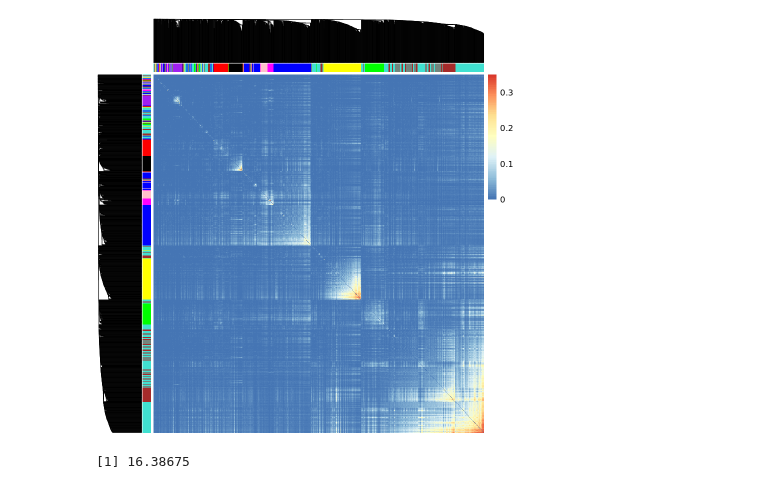
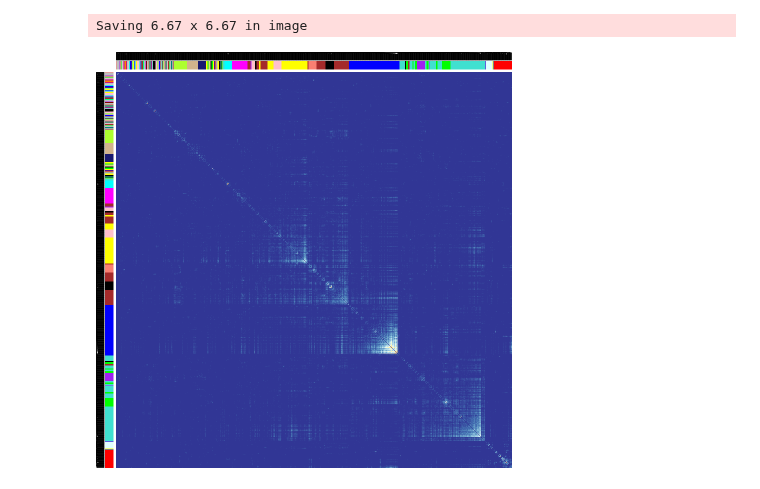
Before and after one commit to fogg-lab/characterizing-ecm-transcriptome-of-endometriosis, a Jupyter notebook: figures/wgcna_vis_v2.ipynb, the cells around one changed output. Drawn from its saved outputs; the diff is of its cells as text; code cells hidden in the pictures.

Commit message:
TOM figures.

```diff
--- a/figures/wgcna_vis_v2.ipynb
+++ b/figures/wgcna_vis_v2.ipynb
@@ -35,7 +36,7 @@ matrisome_path <- paste0(dirs$data_dir, "/matrisome/matrisome_hs_masterlist.tsv"
 
 event_code <- list("Alive" = 0, "Dead" = 1)
 # %%
-dset_idx <- 1
+dset_idx <- 2
 # %%
 lnames <- load(file = paste0(dirs$data_dir, "/saved_network_objects/", unified_dsets[dset_idx], "_tumor_data.RData"))
 lnames <- load(file = paste0(dirs$data_dir, "/saved_network_objects/", unified_dsets[dset_idx], "_tumor_network.RData"))
@@ -54,12 +55,12 @@ module_annot <- tibble(module_colors) %>%
 module_annot_colors <- list("module_colors" = unique(module_colors))
 names(module_annot_colors[["module_colors"]]) <- unique(module_colors)
 
-break_list <- seq(0, 0.35, by = 0.005)
-pal <- colorRampPalette(rev(brewer.pal(n = 7, name = "RdYlBu")))(length(break_list))
+break_list <- seq(0, 0.4, by = 0.005)
+pal <- colorRampPalette(rev(brewer.pal(n = 11, name = "RdYlBu")))(length(break_list))
 # pal <- colorRampPalette(rev(brewer.pal(n = 7, name = "RdBu")))(length(break_list))
 
-hm_breaks = c(0, 0.1, 0.2, 0.3)
-hm_labels = c("0", "0.1", "0.2", "0.3")
+hm_breaks = c(0, 0.1, 0.2, 0.3, 0.4)
+hm_labels = c("0", "0.1", "0.2", "0.3", "0.4")
 # %%
 tom_hm <- tom - diag(1, nrow(tom), nrow(tom))
 rownames(tom_hm) <- colnames(data_expr)
@@ -67,26 +68,29 @@ colnames(tom_hm) <- colnames(data_expr)
 # %%
 hm <- pheatmap(
     tom_hm,
     cluster_rows = gene_tree,
     cluster_cols = gene_tree,
     show_rownames = FALSE,
     show_colnames = FALSE,
     annotation_row = module_annot,
     annotation_names_row = FALSE,
     annotation_col = module_annot,
     annotation_colors = module_annot_colors,
     annotation_names_col = FALSE,
     annotation_legend = FALSE,
+    legend = FALSE,
     color = pal,
     breaks = break_list,
     legend_breaks = hm_breaks,
     legend_labels = hm_labels,
-#     treeheight_row = 25,
-#     treeheight_col = 25,
+    treeheight_row = 5,
+    treeheight_col = 5
 )
 hm$gtable$grobs[[1]]$gp <- gpar(lwd = 0.25)
 hm$gtable$grobs[[2]]$gp <- gpar(lwd = 0.25)
 # hm
-# ggsave(paste0(dirs$figures_dir, "/network/", unified_dsets[dset_idx], "_TOM_heatmap.png"), as.ggplot(hm))
+hm <- as.ggplot(hm)
+ggsave(paste0(dirs$figures_dir, "/network/", unified_dsets[dset_idx], "_TOM_heatmap.png"), hm, dpi = dpi)
 # %% [output]
+Saving 6.67 x 6.67 in image
-[figure, old version]
+[figure, new version]
@@ -106,4 +96,0 @@ n_lg <- n_largest(tom_hm, 10)
-# %%
-mean(rowSums(tom_hm))
-# %% [output]
-[1] 16.38675
```
Also changed, not shown: parts of 10 cells of this notebook, 4 other files.
